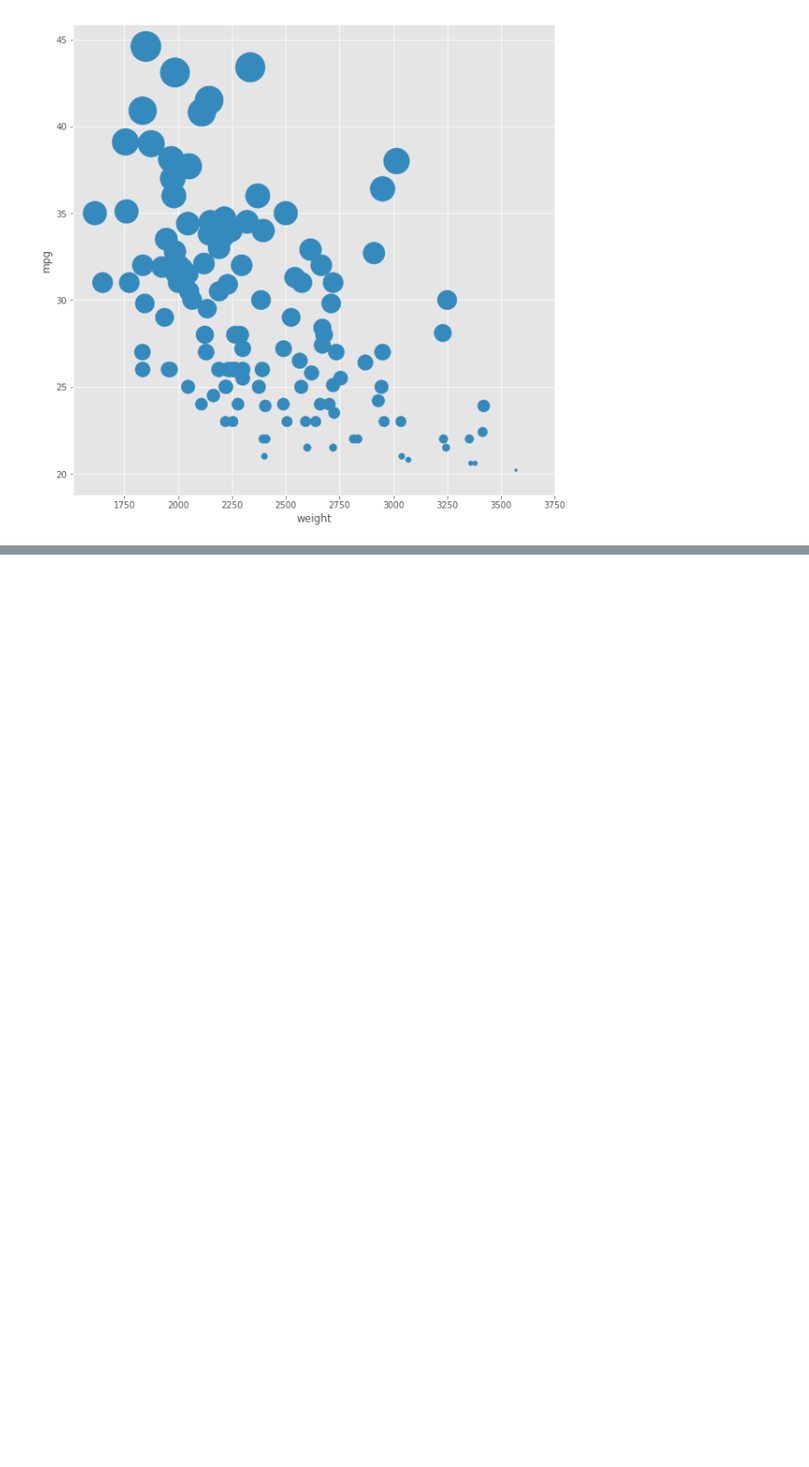
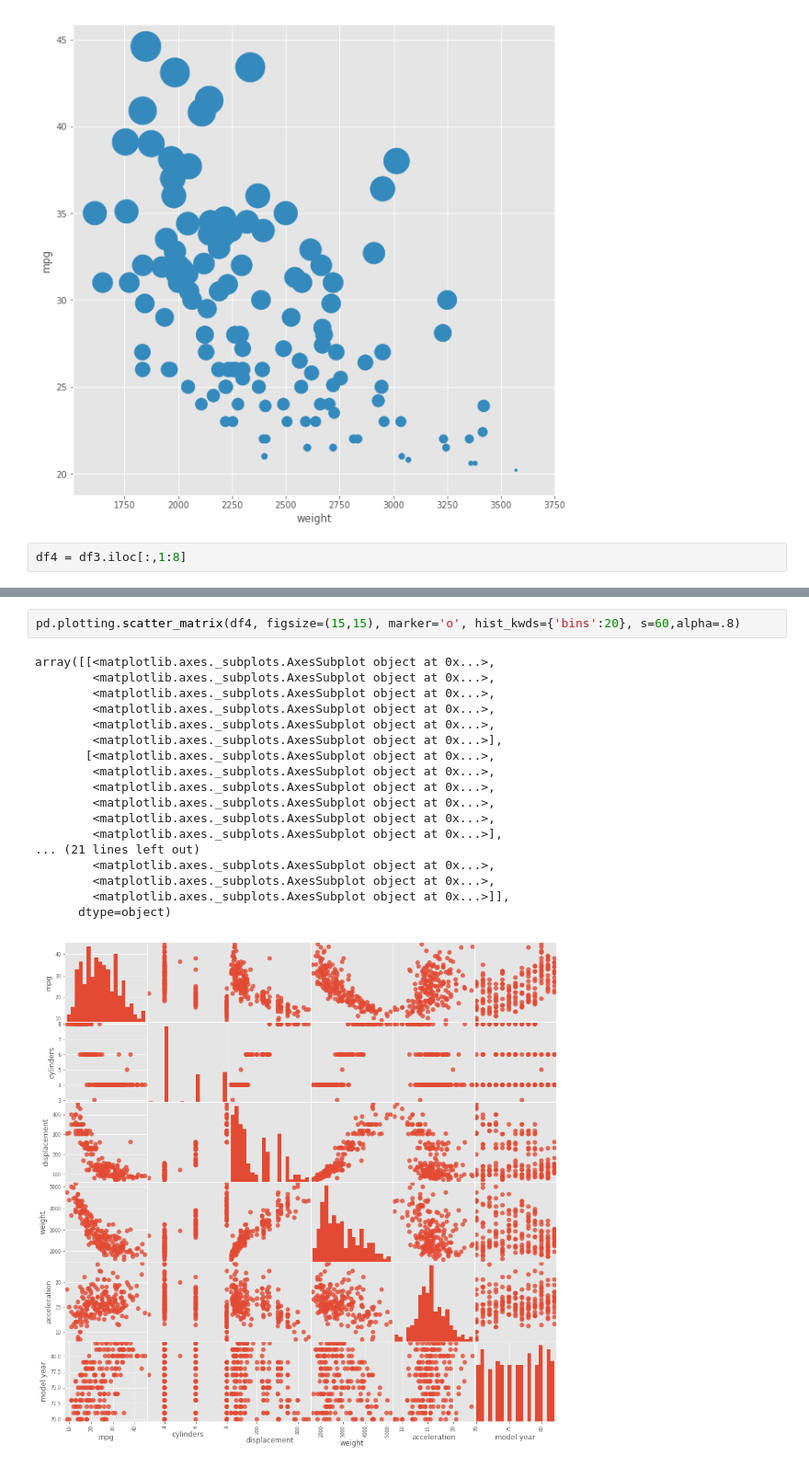
Before and after one commit to shin-t-o/car-dist-prediction, a Jupyter notebook: car-dist-prediction.ipynb, the cells around one changed output, grey strips where cells are left out. Shown at 92% size. Drawn from its saved outputs; the diff is of its cells as text; blank space fills up the shorter version.

```diff
--- a/car-dist-prediction.ipynb
+++ b/car-dist-prediction.ipynb
@@ -266,3 +266,5 @@ df3.plot(
 # %% [output]
 <matplotlib.axes._subplots.AxesSubplot at 0x...>
 [figure]
+# %%
+df4 = df3.iloc[:,1:8]
@@ -268,0 +280,21 @@ df3.plot(
+# %%
+pd.plotting.scatter_matrix(df4, figsize=(15,15), marker='o', hist_kwds={'bins':20}, s=60,alpha=.8)
+# %% [output]
+array([[<matplotlib.axes._subplots.AxesSubplot object at 0x...>,
+        <matplotlib.axes._subplots.AxesSubplot object at 0x...>,
+        <matplotlib.axes._subplots.AxesSubplot object at 0x...>,
+        <matplotlib.axes._subplots.AxesSubplot object at 0x...>,
+        <matplotlib.axes._subplots.AxesSubplot object at 0x...>,
+        <matplotlib.axes._subplots.AxesSubplot object at 0x...>],
+       [<matplotlib.axes._subplots.AxesSubplot object at 0x...>,
+        <matplotlib.axes._subplots.AxesSubplot object at 0x...>,
+        <matplotlib.axes._subplots.AxesSubplot object at 0x...>,
+        <matplotlib.axes._subplots.AxesSubplot object at 0x...>,
+        <matplotlib.axes._subplots.AxesSubplot object at 0x...>,
+        <matplotlib.axes._subplots.AxesSubplot object at 0x...>],
+... (21 lines left out)
+        <matplotlib.axes._subplots.AxesSubplot object at 0x...>,
+        <matplotlib.axes._subplots.AxesSubplot object at 0x...>,
+        <matplotlib.axes._subplots.AxesSubplot object at 0x...>]],
+      dtype=object)
+[figure, added]
```
Also changed, not shown: parts of 5 cells of this notebook.
